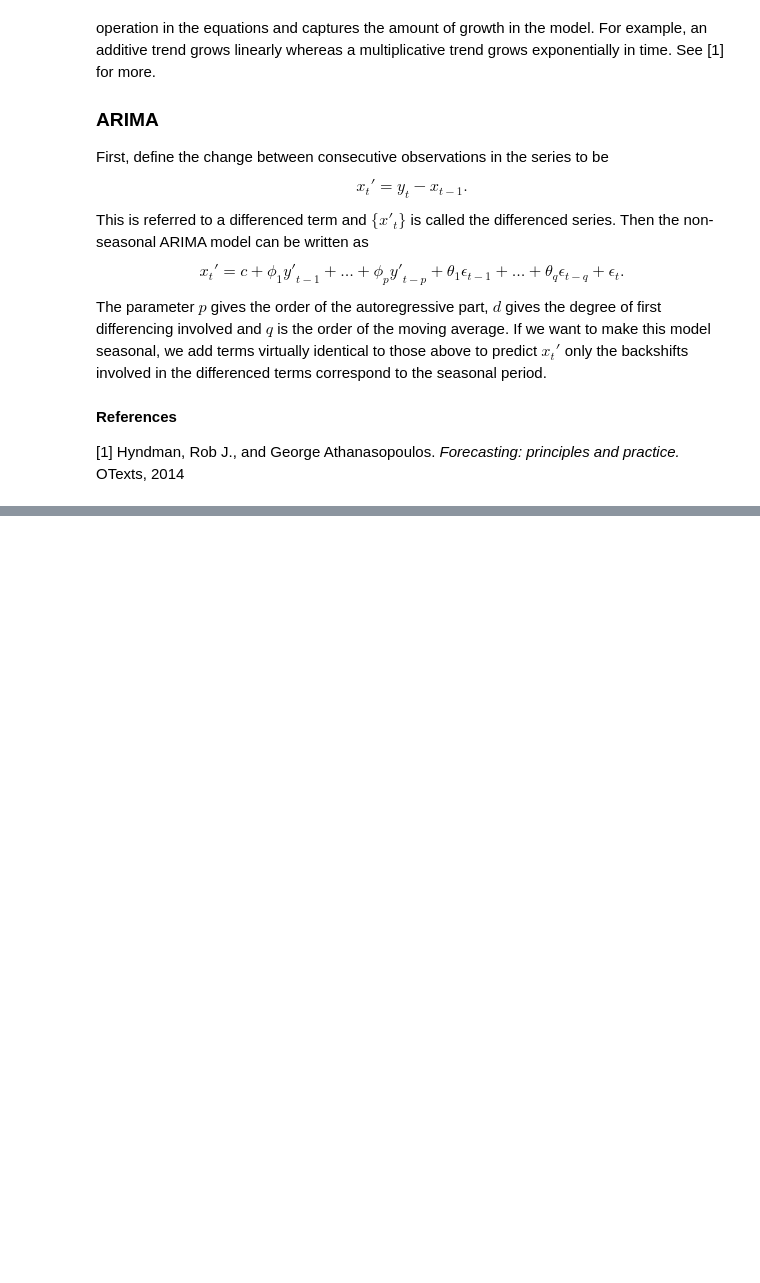
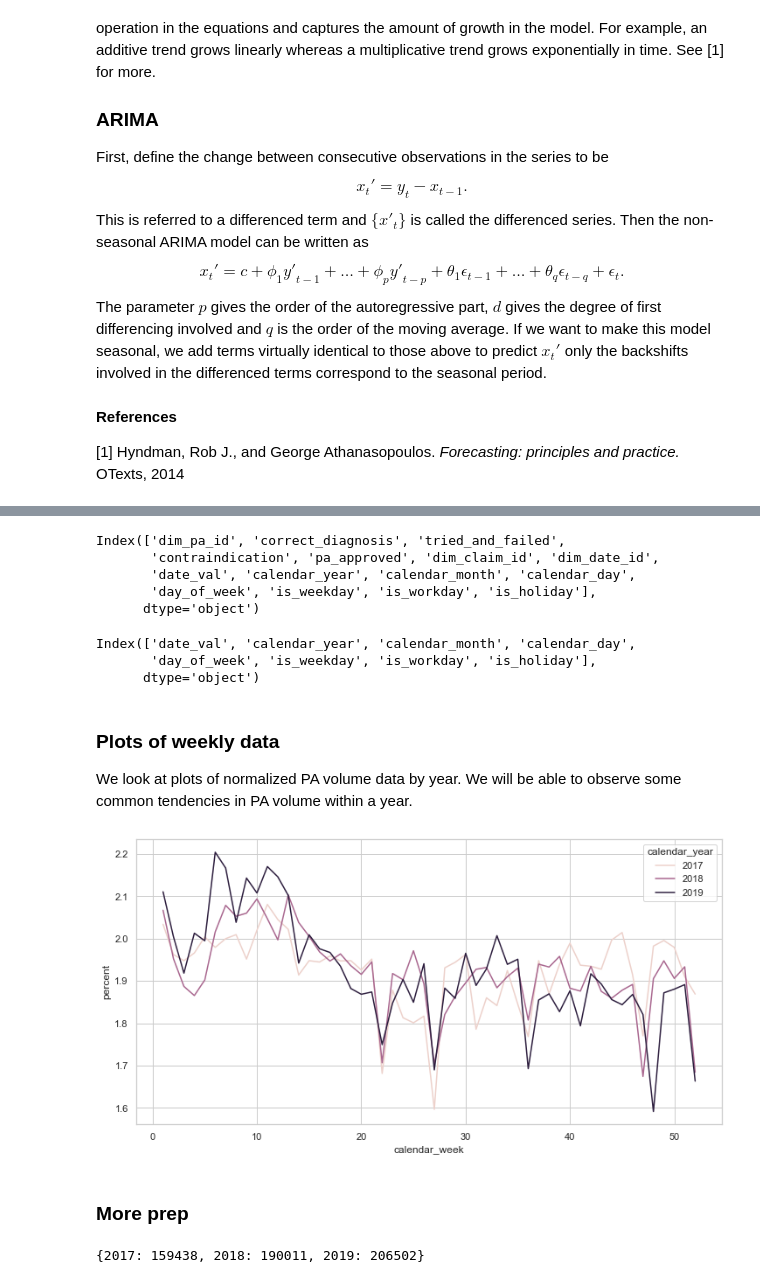
Before and after one commit to domagal9/classifymymeds, a Jupyter notebook: volumeCI.ipynb, the cells around one changed output, grey strips where cells are left out. Drawn from its saved outputs; the diff is of its cells as text; code cells hidden in the pictures; blank space fills up the shorter version.

Commit message:
Added daily_volume material to volumeCI.

```diff
--- a/volumeCI.ipynb
+++ b/volumeCI.ipynb
@@ -698,0 +767,2 @@ The parameter $p$ gives the order of the autoregressive part, $d$ gives the degr
+# %%
+df = pd.merge(df_pa, df_bridge, on = 'dim_pa_id')
@@ -698,0 +776,2 @@ The parameter $p$ gives the order of the autoregressive part, $d$ gives the degr
+# %%
+df = df.merge(df_date, on = 'dim_date_id')
@@ -698,0 +785,34 @@ The parameter $p$ gives the order of the autoregressive part, $d$ gives the degr
+# %%
+df.columns
+# %% [output]
+Index(['dim_pa_id', 'correct_diagnosis', 'tried_and_failed',
+       'contraindication', 'pa_approved', 'dim_claim_id', 'dim_date_id',
+       'date_val', 'calendar_year', 'calendar_month', 'calendar_day',
+       'day_of_week', 'is_weekday', 'is_workday', 'is_holiday'],
+      dtype='object')
+# %%
+df = df.drop(['dim_pa_id', 'correct_diagnosis', 'tried_and_failed',
+       'contraindication', 'pa_approved', 'dim_claim_id', 'dim_date_id'], axis = 1)
+# %%
+df.columns
+# %% [output]
+Index(['date_val', 'calendar_year', 'calendar_month', 'calendar_day',
+       'day_of_week', 'is_weekday', 'is_workday', 'is_holiday'],
+      dtype='object')
+# %% [markdown]
+### Plots of weekly data
+We look at plots of normalized PA volume data by year. We will be able to observe some common tendencies in PA volume within a year.
+# %%
+# Add calendar week
+df['calendar_week'] = df.apply(lambda row: datetime.date(row['calendar_year'], row['calendar_month'], row['calendar_day']).isocalendar()[1], axis=1)
+# %%
+# Plot PA by week
+fig, ax = plt.subplots(figsize=(12, 6))
+
+df_weekly = df.groupby('calendar_year')['calendar_week'].value_counts(normalize=True)
+df_weekly = df_weekly.mul(100)
+df_weekly = df_weekly.rename('percent').reset_index()
+
+lp = sns.lineplot(x = 'calendar_week', y = 'percent', hue='calendar_year', data= df_weekly, ax = ax)
+# %% [output]
+[figure, added]
@@ -698,0 +821,2 @@ The parameter $p$ gives the order of the autoregressive part, $d$ gives the degr
+# %% [markdown]
+### More prep
@@ -698,0 +831,4 @@ The parameter $p$ gives the order of the autoregressive part, $d$ gives the degr
+# %%
+vol_dict
+# %% [output]
+{2017: 159438, 2018: 190011, 2019: 206502}
```
Also changed, not shown: parts of 62 cells of this notebook, 1 other file.
